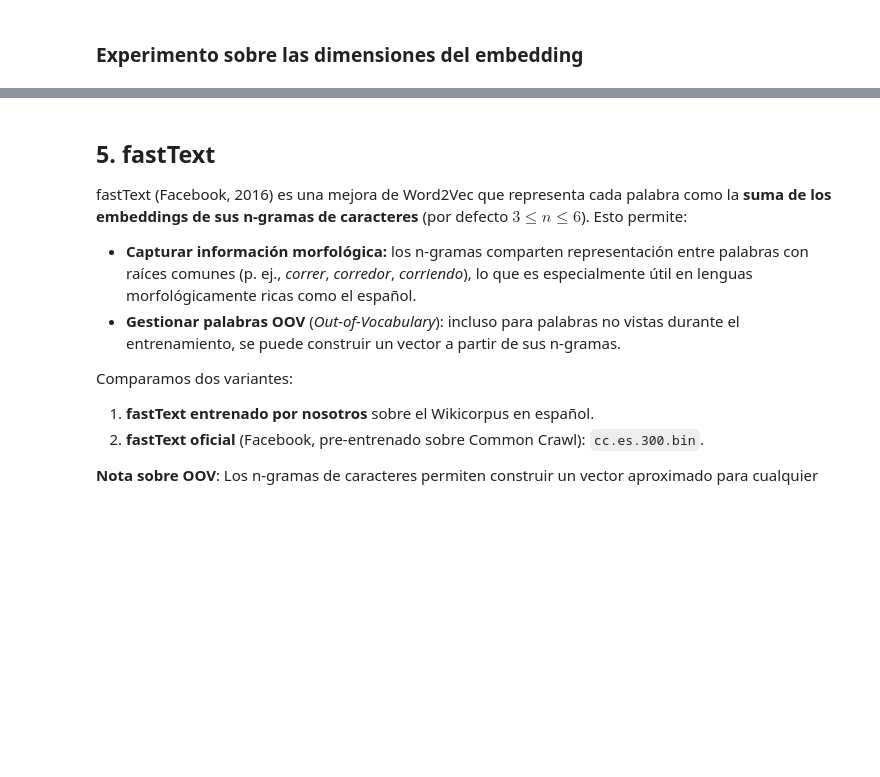
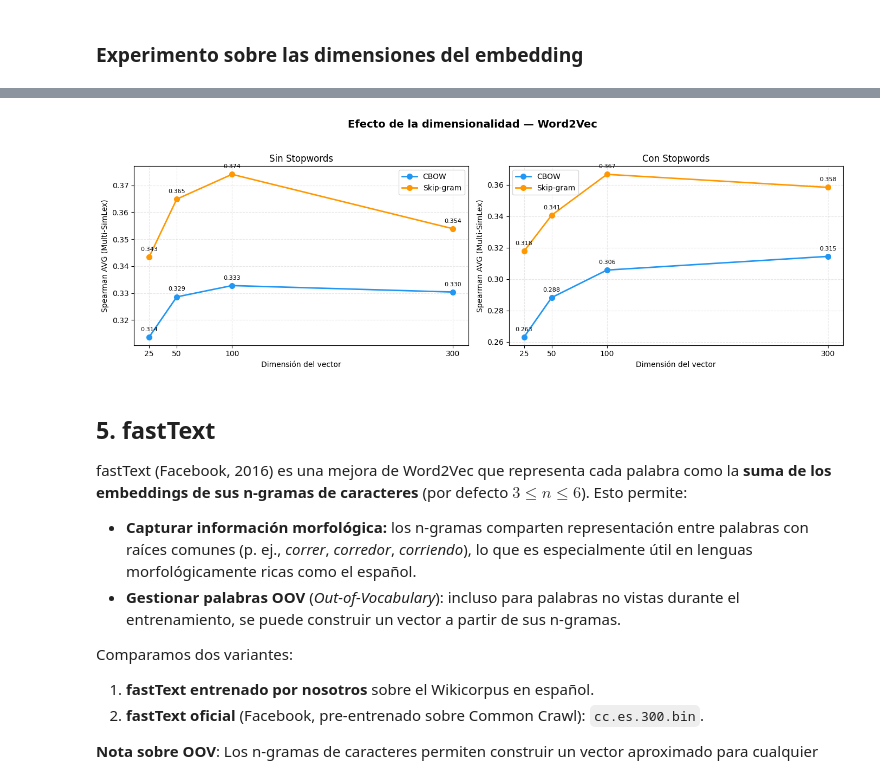
Before and after one commit to Lihao006/P4plh, a Jupyter notebook: practica4_completa.ipynb, the cells around one changed output, grey strips where cells are left out. Cells and saved outputs as stored; diff of their text form; code cells hidden in the pictures; blank space fills up the shorter version.

```diff
--- a/practica4_completa.ipynb
+++ b/practica4_completa.ipynb
@@ -1066,3 +1073,38 @@ display(df_dimensiones)
+# %%
+if 'df_dimensiones' in locals() and not df_dimensiones.empty:
+    fig, axes = plt.subplots(1, 2, figsize=(14, 5))
+    fig.suptitle('Efecto de la dimensionalidad — Word2Vec', fontsize=14, fontweight='bold')
+
+    colores = {'CBOW': '#2196F3', 'Skip-gram': '#FF9800'}
+    estilos = {'sin_sw': '-', 'con_sw': '--'}
+
+    for ax, sw in zip(axes, ['sin_sw', 'con_sw']):
+        subset = df_dimensiones[df_dimensiones['Modelo'].str.contains(sw)]
+        for arq in ['CBOW', 'Skip-gram']:
+            d = subset[subset['Modelo'].str.contains(arq)].sort_values('Dimensión')
+            if not d.empty:
+                ax.plot(d['Dimensión'], d['Spearman AVG'], 'o-',
+                        label=arq, color=colores[arq], linewidth=2, markersize=7)
+                # Anotar valores
+                for _, row in d.iterrows():
+                    ax.annotate(f"{row['Spearman AVG']:.3f}",
+                                (row['Dimensión'], row['Spearman AVG']),
+                                textcoords="offset points", xytext=(0, 8),
+                                ha='center', fontsize=8)
+
+        titulo = 'Sin Stopwords' if sw == 'sin_sw' else 'Con Stopwords'
+        ax.set_title(titulo, fontsize=12)
+        ax.set_xlabel('Dimensión del vector')
+        ax.set_ylabel('Spearman AVG (Multi-SimLex)')
+        ax.set_xticks([25, 50, 100, 300])
+        ax.legend()
+        ax.grid(True, linestyle='--', alpha=0.3)
+
+    plt.tight_layout(rect=[0, 0.03, 1, 0.95])
+    plt.savefig('efecto_dimensionalidad.png', dpi=150, bbox_inches='tight')
+    plt.show()
+# %% [output]
+[figure, added]
 # %% [markdown]
 ## 5. fastText
 
```
Also changed, not shown: parts of 18 cells of this notebook, 6 other files.
